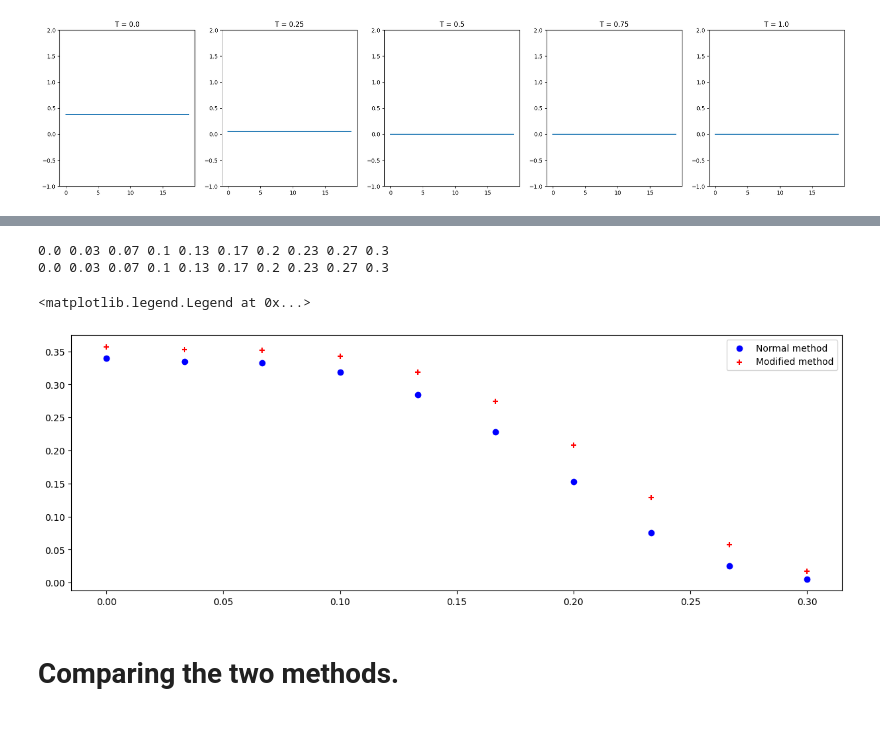
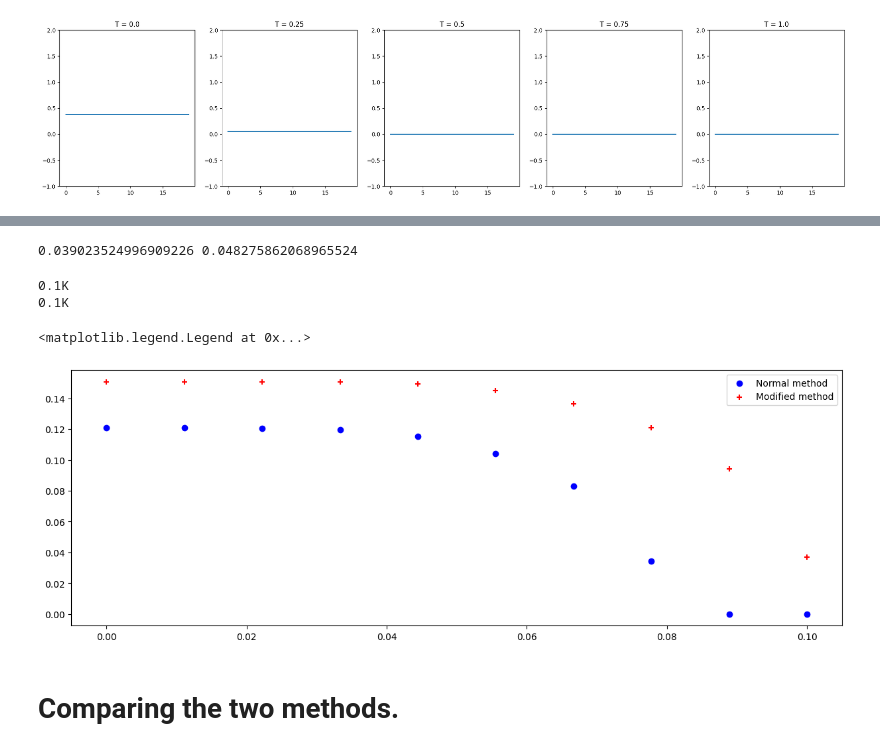
Before and after one commit to axeltib/BdG-numerical, a Jupyter notebook: code/spin_chain.ipynb, the cells around one changed output, grey strips where cells are left out. Saved outputs shown, nothing was run; the diff lists cells and outputs as text; code cells hidden in the pictures.

```diff
--- a/code/spin_chain.ipynb
+++ b/code/spin_chain.ipynb
@@ -118,45 +116,55 @@ T = 0.8: 1.3969838619232178e-09
+# %%
+Tc = calculate_critical_temperature(deltas[0])
+Tc_num = find_critical_temperature(T_set, deltas)
+
+print(Tc, Tc_num)
+# %% [output]
+0.039023524996909226 0.048275862068965524
 # %%
 N = 20
-Nc = 6
+Nc = 3
+t = 1
 
-t = 1
-mu = 0.1*t
-num_iter = 10
-T_set = np.linspace(0, 0.3, 10)
+mu = 1 * t
+V = 1.5 * t
+
+convergence_threshold = 1e-7
+
+T_set = np.linspace(0, 0.1, 10)
 
 # Calculating the gap parameter amplitude
 fig, axs = plt.subplots(1, figsize=(15,5))
 
 # Creating a BdG instance
-solver = BdG_method(N, Nc, mu, t, 0, num_iter)
+solver = BdG_method(N, Nc, mu, t, V, T_set[0], convergence_threshold)
 for i, T in enumerate(T_set):
-    print(round(T, 2), end=" ")
+    print(round(T, 2), end='\x1b[1K\r')
     solver.set_temperature(T)
     last_delta = solver.run_solver()
     if i == 0:
-        axs.scatter(T, np.mean(np.real(np.diag(solver.delta)))/t, color="blue", label="Normal method")
+        axs.scatter(T, solver.get_global_delta(), color="blue", label="Normal method")
     else:
-        axs.scatter(T, np.mean(np.real(np.diag(solver.delta)))/t, color="blue")
+        axs.scatter(T, solver.get_global_delta(), color="blue")
 
 print("")
 
 
 # Creating a BdG instance
-solver = MBdG_method(N, Nc, mu, t, 0, num_iter)
+solver = MBdG_method(N, Nc, mu, t, V, T_set[0], convergence_threshold)
 for i, T in enumerate(T_set):
-    print(round(T, 2), end=" ")
+    print(round(T, 2), end='\x1b[1K\r')
     solver.set_temperature(T)
     last_delta = solver.run_solver()
     if i == 0:
-        axs.scatter(T, np.mean(np.real(np.diag(solver.delta)))/t, color="red", marker="+", label="Modified method")
+        axs.scatter(T, solver.get_global_delta(), color="red", marker="+", label="Modified method")
     else:
-        axs.scatter(T, np.mean(np.real(np.diag(solver.delta)))/t, color="red", marker="+")
+        axs.scatter(T, solver.get_global_delta(), color="red", marker="+")
 
 axs.legend()
 # %% [output]
-0.0 0.03 0.07 0.1 0.13 0.17 0.2 0.23 0.27 0.3
-0.0 0.03 0.07 0.1 0.13 0.17 0.2 0.23 0.27 0.3
+0.1K
+0.1K
 <matplotlib.legend.Legend at 0x...>
-[figure, old version]
+[figure, new version]
 # %% [markdown]
 # Comparing the two methods.
```
Also changed, not shown: parts of 9 cells of this notebook, 11 other files.
